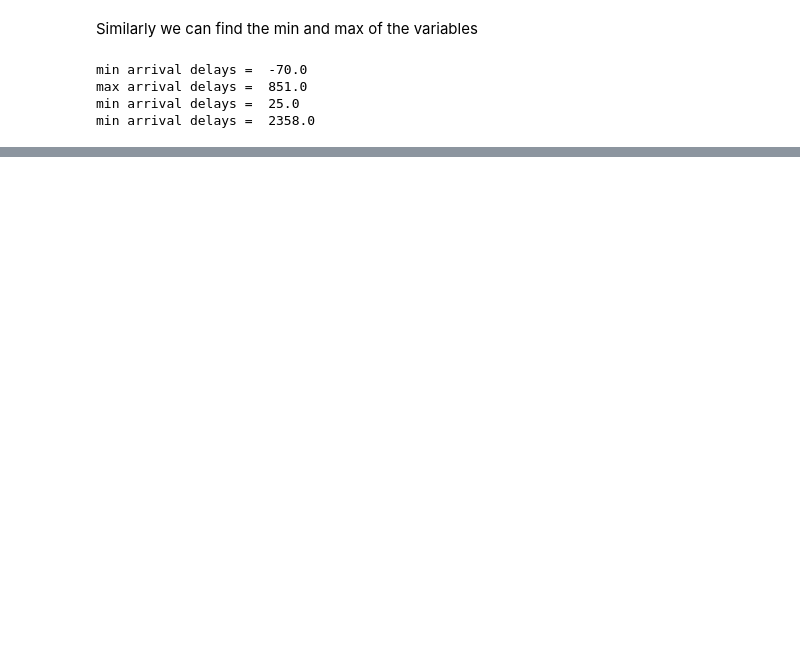
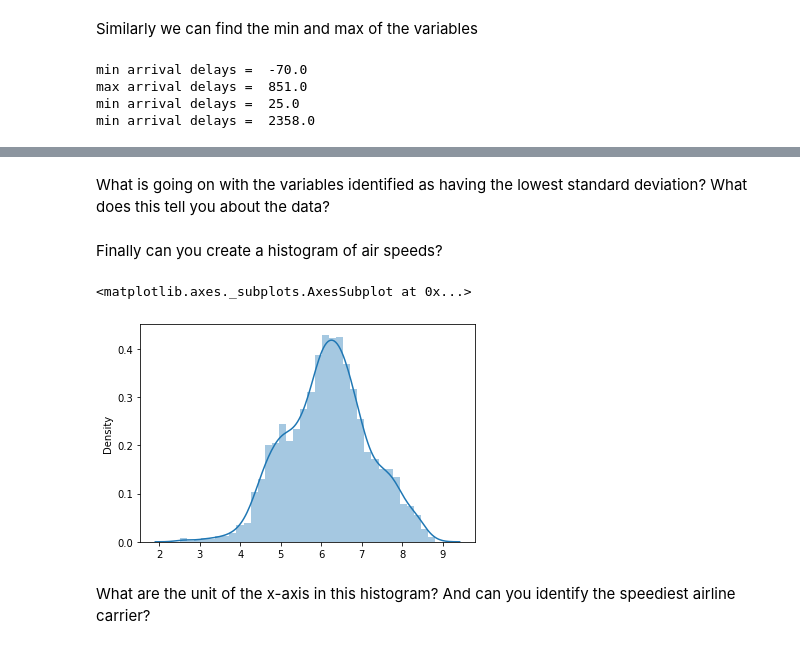
Before and after one commit to tbonne/IntroDataScience, a Jupyter notebook: fullNoteBooks/introViz1_histograms_full.ipynb, the cells around one changed output, grey strips where cells are left out. Cells and saved outputs as stored; diff of their text form; code cells hidden in the pictures; blank space fills up the shorter version.

```diff
--- a/fullNoteBooks/introViz1_histograms_full.ipynb
+++ b/fullNoteBooks/introViz1_histograms_full.ipynb
@@ -193,0 +229,15 @@ min arrival delays =  2358.0
+# %% [markdown]
+What is going on with the variables identified as having the lowest standard deviation? What does this tell you about the data?
+# %% [markdown]
+Finally can you create a histogram of air speeds?
+# %%
+#calculate speed
+df_flights['speed'] = df_flights.distance/df_flights.air_time
+
+#build a histogram
+sns.distplot(df_flights.speed)
+# %% [output]
+<matplotlib.axes._subplots.AxesSubplot at 0x...>
+[figure, added]
+# %% [markdown]
+What are the unit of the x-axis in this histogram? And can you identify the speediest airline carrier?
```
Also changed, not shown: parts of 5 cells of this notebook.
